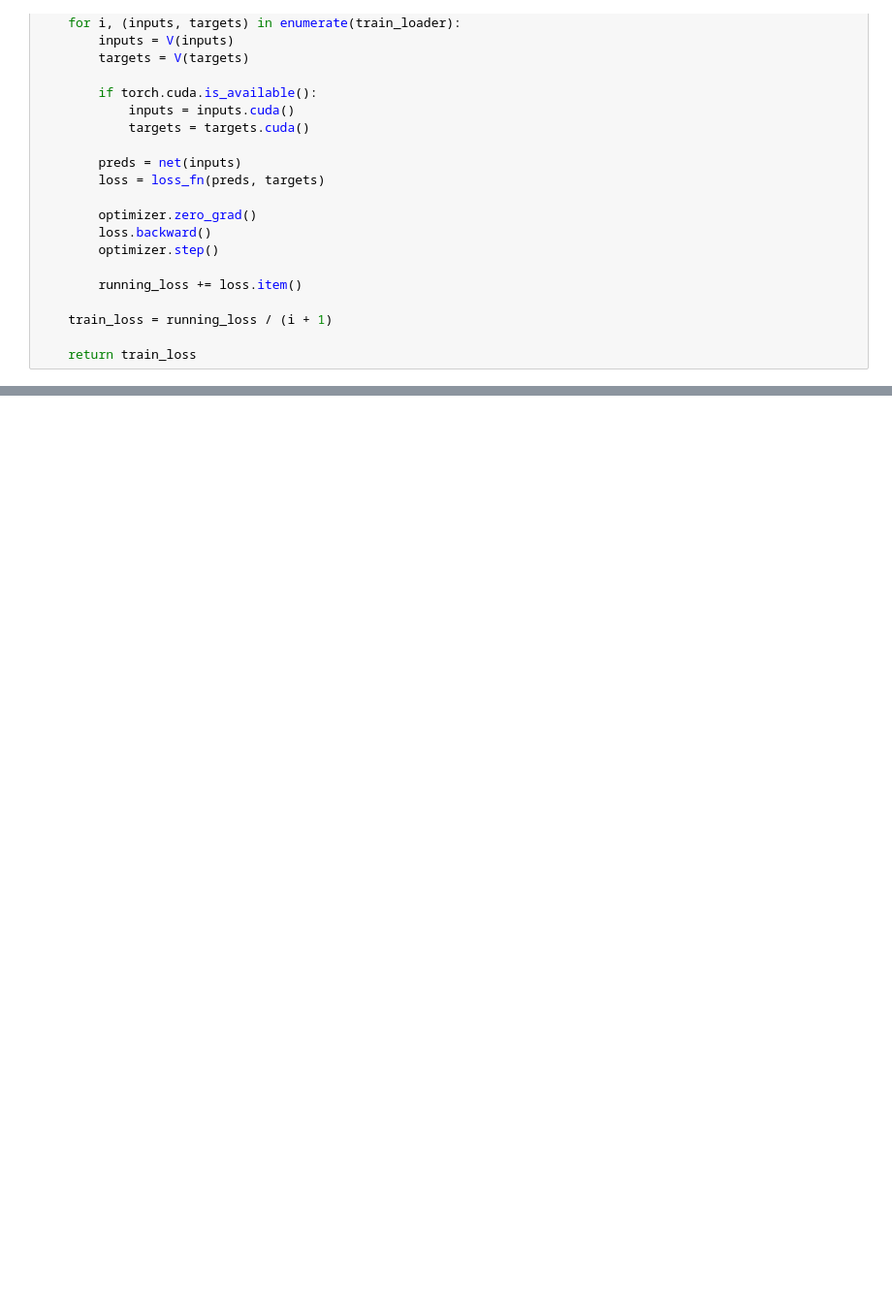
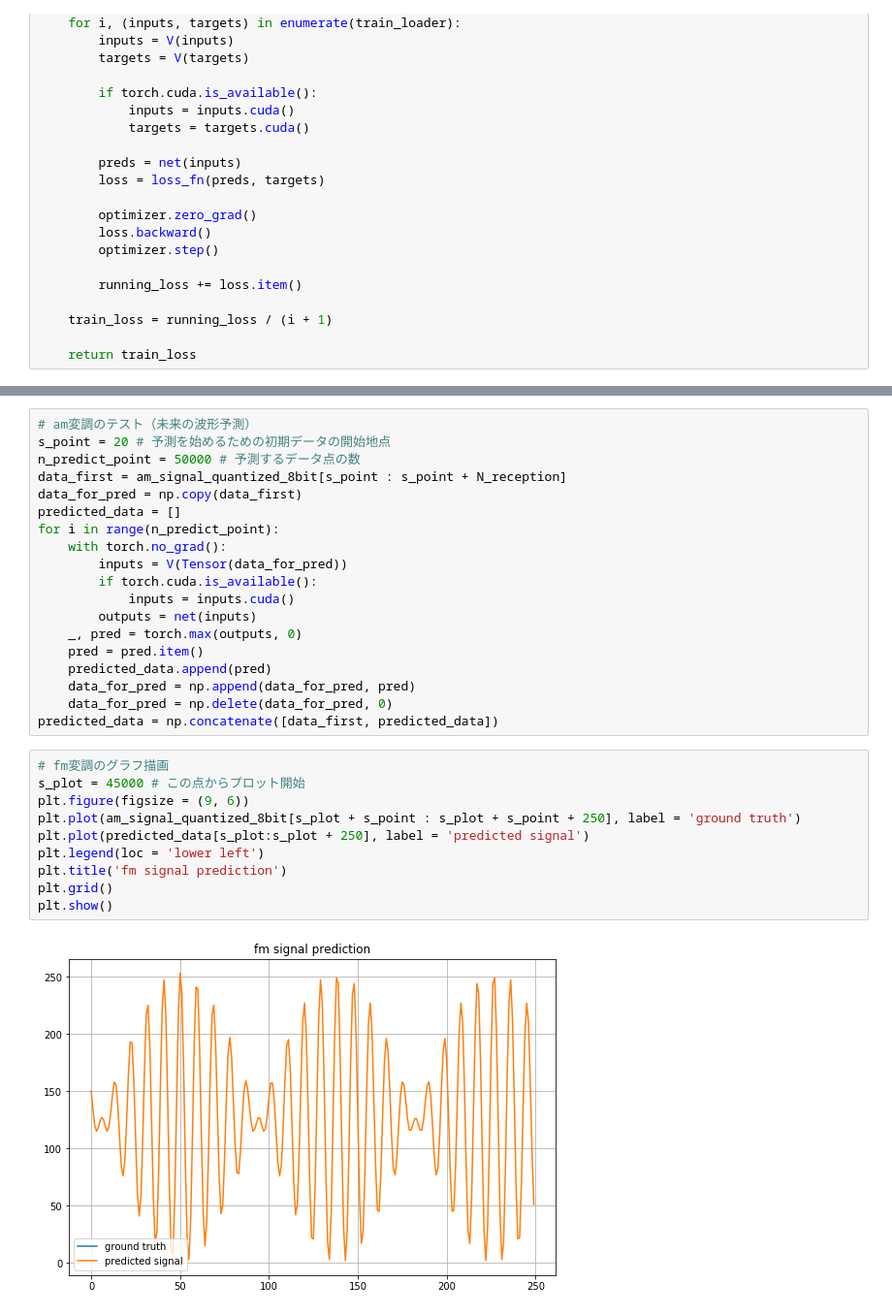
Before and after one commit to cross32768/dilated_conv, a Jupyter notebook: dilated_conv.ipynb, the cells around one changed output, grey strips where cells are left out. Shown: that part at 97% size. Saved outputs shown, nothing was run; the diff lists cells and outputs as text; blank space fills up the shorter version.

```diff
--- a/dilated_conv.ipynb
+++ b/dilated_conv.ipynb
@@ -292,0 +365,31 @@ plt.show()
+# %%
+# am変調のテスト（未来の波形予測）
+s_point = 20 # 予測を始めるための初期データの開始地点
+n_predict_point = 50000 # 予測するデータ点の数
+data_first = am_signal_quantized_8bit[s_point : s_point + N_reception]
+data_for_pred = np.copy(data_first)
+predicted_data = []
+for i in range(n_predict_point):
+    with torch.no_grad():
+        inputs = V(Tensor(data_for_pred))
+        if torch.cuda.is_available():
+            inputs = inputs.cuda()
+        outputs = net(inputs)
+    _, pred = torch.max(outputs, 0)
+    pred = pred.item()
+    predicted_data.append(pred)
+    data_for_pred = np.append(data_for_pred, pred)
+    data_for_pred = np.delete(data_for_pred, 0)
+predicted_data = np.concatenate([data_first, predicted_data])
+# %%
+# fm変調のグラフ描画
+s_plot = 45000 # この点からプロット開始
+plt.figure(figsize = (9, 6))
+plt.plot(am_signal_quantized_8bit[s_plot + s_point : s_plot + s_point + 250], label = 'ground truth')
+plt.plot(predicted_data[s_plot:s_plot + 250], label = 'predicted signal')
+plt.legend(loc = 'lower left')
+plt.title('fm signal prediction')
+plt.grid()
+plt.show()
+# %% [output]
+[figure, added]
```
Also changed, not shown: parts of 11 cells of this notebook.
